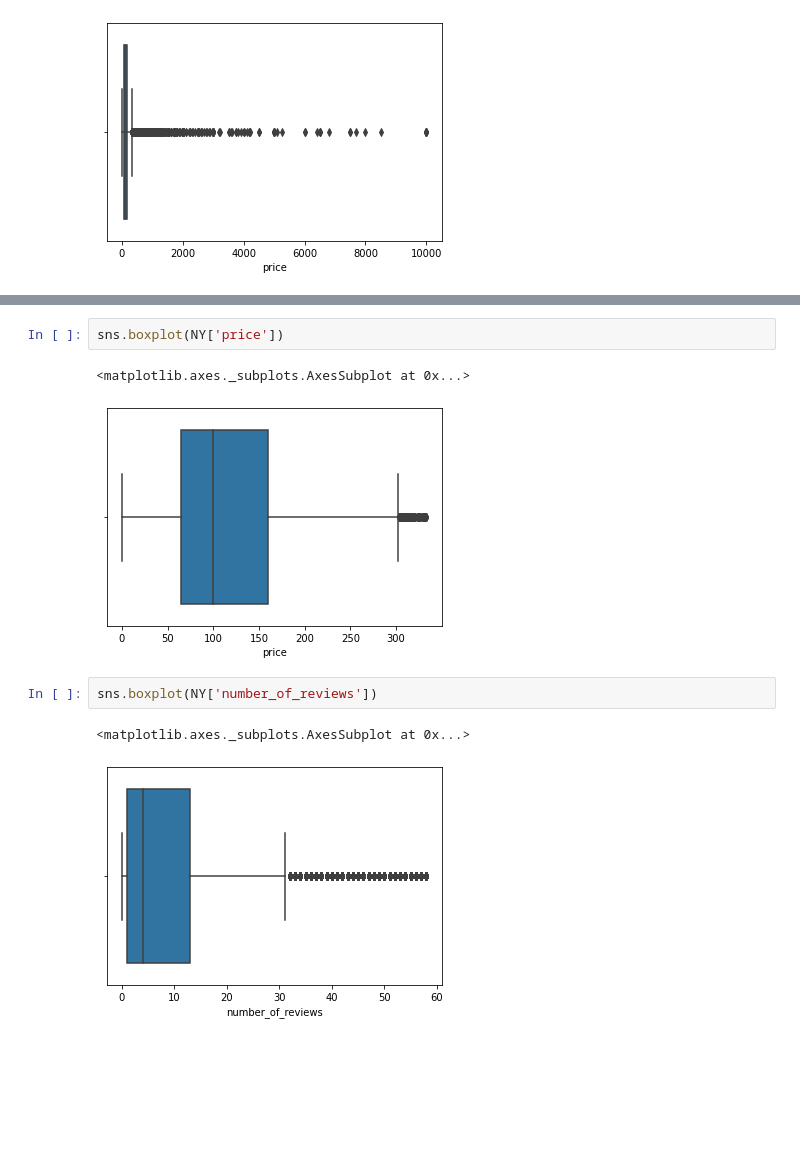
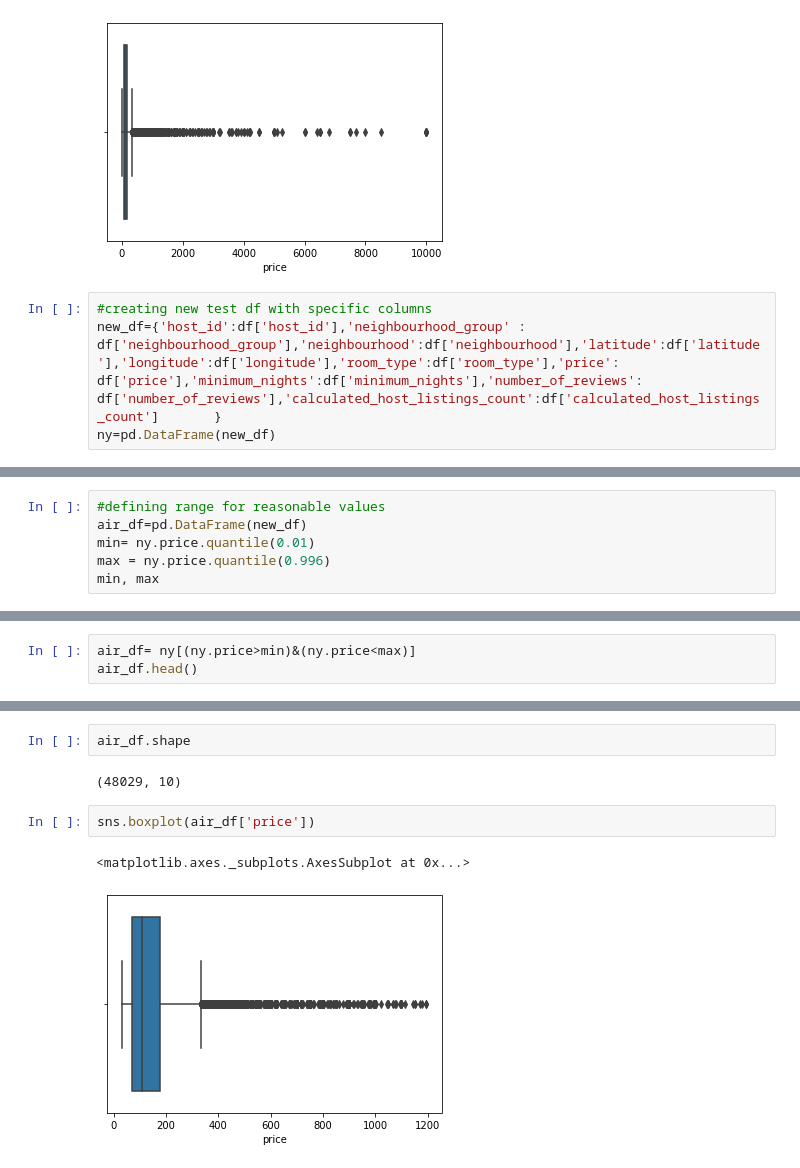
Before and after one commit to Ishakasar/NY_Airbnb, a Jupyter notebook: Isha_Kasar_Team_4_Capstone_Project.ipynb, the cells around one changed output, grey strips where cells are left out. Drawn from its saved outputs; the diff is of its cells as text; blank space fills up the shorter version.

```diff
--- a/Isha_Kasar_Team_4_Capstone_Project.ipynb
+++ b/Isha_Kasar_Team_4_Capstone_Project.ipynb
@@ -102,3 +82,7 @@ sns.boxplot(df['price'])
 # %% [output]
 <matplotlib.axes._subplots.AxesSubplot at 0x...>
 [figure]
+# %%
+#creating new test df with specific columns
+new_df={'host_id':df['host_id'],'neighbourhood_group' : df['neighbourhood_group'],'neighbourhood':df['neighbourhood'],'latitude':df['latitude'],'longitude':df['longitude'],'room_type':df['room_type'],'price': df['price'],'minimum_nights':df['minimum_nights'],'number_of_reviews': df['number_of_reviews'],'calculated_host_listings_count':df['calculated_host_listings_count']       }
+ny=pd.DataFrame(new_df)
@@ -144,0 +153,6 @@ NY=NY[(NY['number_of_reviews']<b) & (NY['number_of_reviews']>a)]
+# %%
+#defining range for reasonable values
+air_df=pd.DataFrame(new_df)
+min= ny.price.quantile(0.01)
+max = ny.price.quantile(0.996)
+min, max
@@ -144,0 +161,3 @@ NY=NY[(NY['number_of_reviews']<b) & (NY['number_of_reviews']>a)]
+# %%
+air_df= ny[(ny.price>min)&(ny.price<max)]
+air_df.head()
@@ -145,10 +171,9 @@ NY=NY[(NY['number_of_reviews']<b) & (NY['number_of_reviews']>a)]
+# %%
+air_df.shape
+# %% [output]
+(48029, 10)
 # %%
-sns.boxplot(NY['price'])
+sns.boxplot(air_df['price'])
 # %% [output]
 <matplotlib.axes._subplots.AxesSubplot at 0x...>
-[figure, old version]
+[figure, new version]
-# %%
-sns.boxplot(NY['number_of_reviews'])
-# %% [output]
-<matplotlib.axes._subplots.AxesSubplot at 0x...>
-[figure, removed]
```
Also changed, not shown: parts of 31 cells of this notebook.
